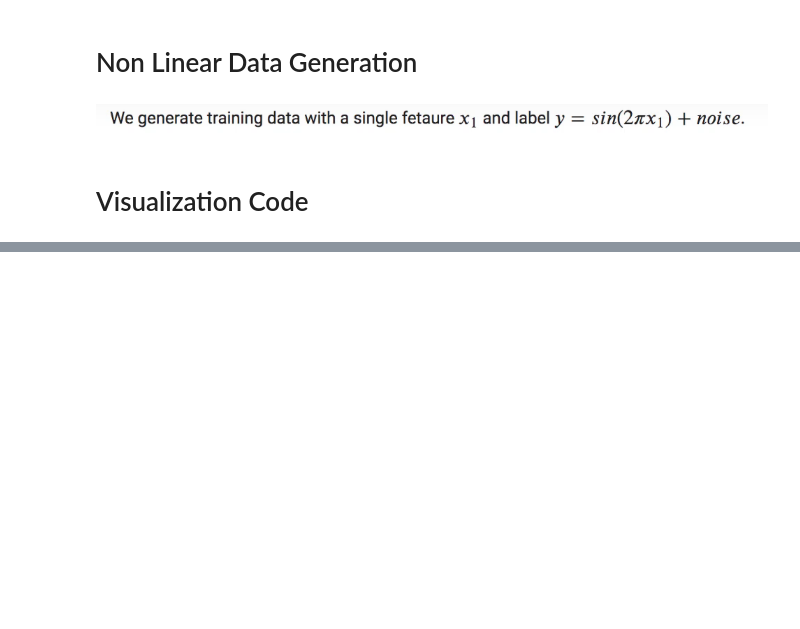
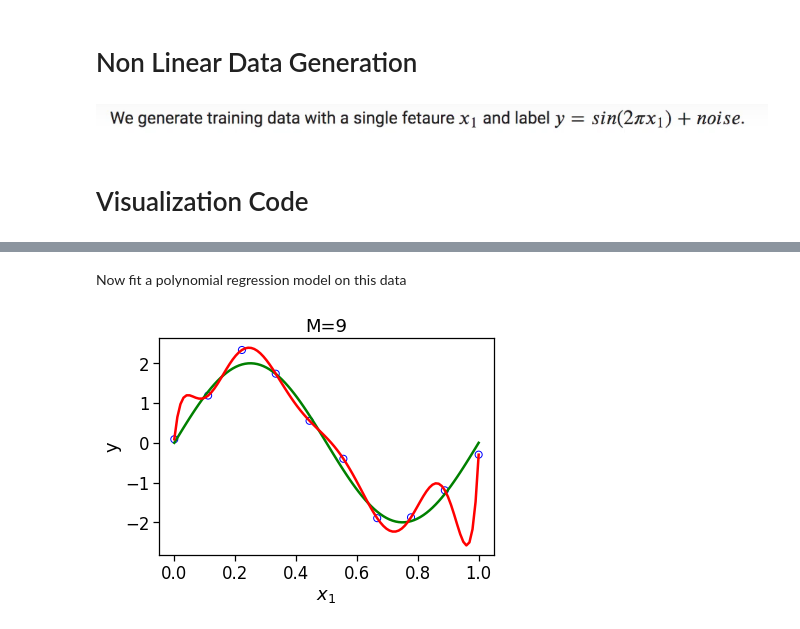
Before and after one commit to SpaceSapiens/Code-Explorer, a Jupyter notebook: Polynomial_regression_MLT_week3.ipynb, the cells around one changed output, grey strips where cells are left out. Saved outputs shown, nothing was run; the diff lists cells and outputs as text; code cells hidden in the pictures; blank space fills up the shorter version.

```diff
--- a/Polynomial_regression_MLT_week3.ipynb
+++ b/Polynomial_regression_MLT_week3.ipynb
@@ -34,7 +34,7 @@ class LinReg(object):
   def loss(self,X:np.ndarray,y:np.ndarray)->float:
     #Calculate loss of a model based on the known labels
     e=y-self.predict(X)
-    return (1/2)*(np.transpose(e)*e)
+    return (1/2)*(np.transpose(e)@e)
 
   def rmse(self,X:np.ndarray,y:np.ndarray)->float:
     #Calculate root mean squared error w.r.t actual label
@@ -299,8 +299,9 @@ def visualize_model_fit(X,y,lin_reg,degree):
     plt.scatter(X,y,facecolor="none",edgecolor="b",s=50,label="training_data")
   plt.plot(points,output,c="g", label="$\sin(2\pi x)$")
 
-  y_hat=lin_reg.predict(polynomial_transform(points,degree,True))
+  y_hat=lin_reg.predict(polynomial_transform(points,degree,False))
+  plt.plot(points,y_hat,c="r",label="$h_\mathbf{w}(x)$")
   plt.xlabel("$x_1$")
   plt.ylabel("y")
-  plt.ylim(-1.5,1.5)
+  #plt.ylim(-1.5,1.5)
   plt.title("M={}".format(degree))#, xy=(-0.15,1)
@@ -313,0 +317,11 @@ visualize_training_data(X,y)
+# %% [markdown]
+Now fit a polynomial regression model on this data
+# %%
+#Set the degree
+degree=9
+X_transform=polynomial_transform(X,degree)
+lin_reg=LinReg()
+lin_reg.fit(X_transform,y)
+visualize_model_fit(X,y,lin_reg,degree)
+# %% [output]
+[figure, added]
```
Also changed, not shown: parts of 32 cells of this notebook.
